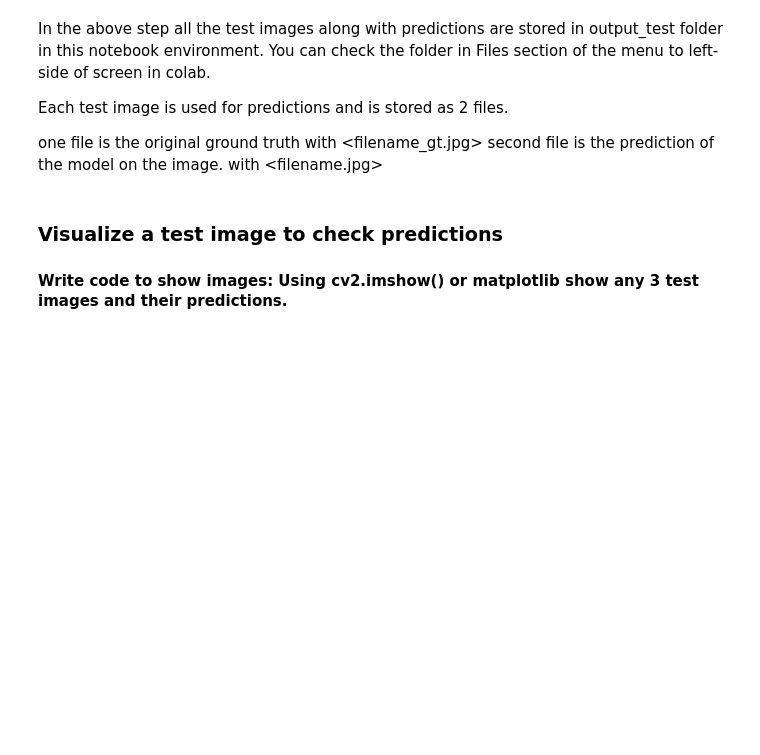
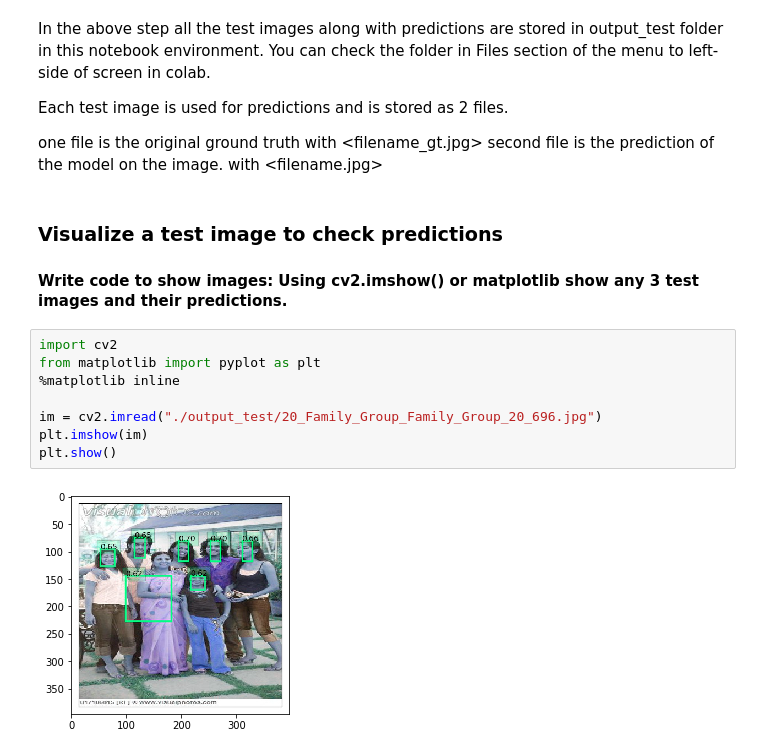
Before and after one commit to khimy/chennai-aug-batch-GangaraniRajendran, a Jupyter notebook: Residency9/AdvCV_Project/FACE_DETECTION_Questions.ipynb, the cells around one changed output. Drawn from its saved outputs; the diff is of its cells as text; blank space fills up the shorter version.

```diff
--- a/Residency9/AdvCV_Project/FACE_DETECTION_Questions.ipynb
+++ b/Residency9/AdvCV_Project/FACE_DETECTION_Questions.ipynb
@@ -555,3 +574,13 @@ second file is the prediction of the model on the image. with <filename.jpg>
 
 
 #### Write code to show images: Using cv2.imshow() or matplotlib show any 3 test images and their predictions.
+# %%
+import cv2
+from matplotlib import pyplot as plt
+%matplotlib inline
+
+im = cv2.imread("./output_test/20_Family_Group_Family_Group_20_696.jpg")
+plt.imshow(im)
+plt.show()
+# %% [output]
+[figure, added]
```
Also changed, not shown: parts of 7 cells of this notebook.
